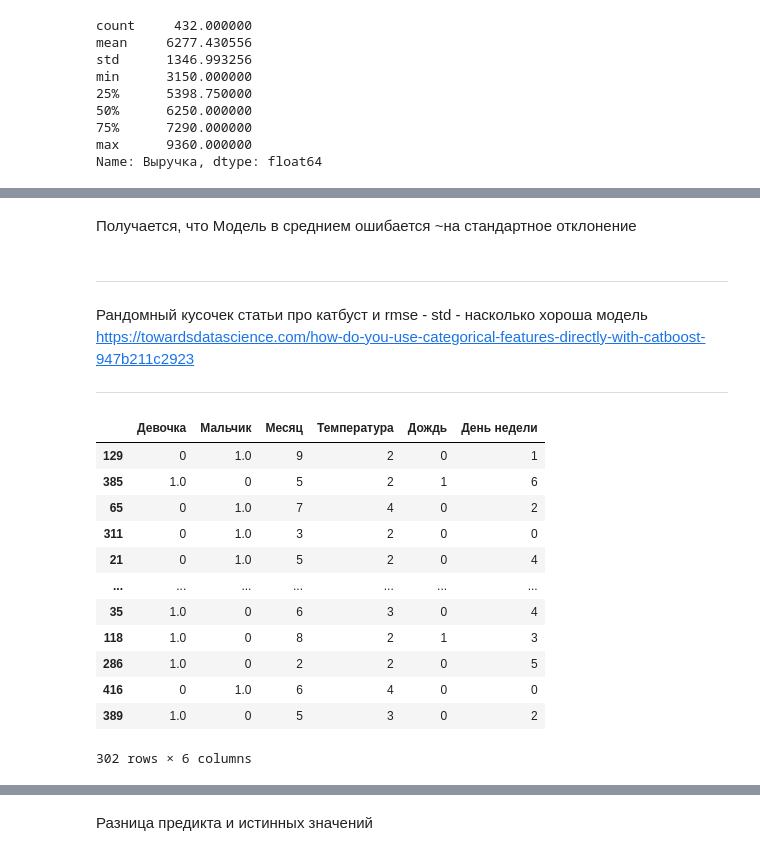
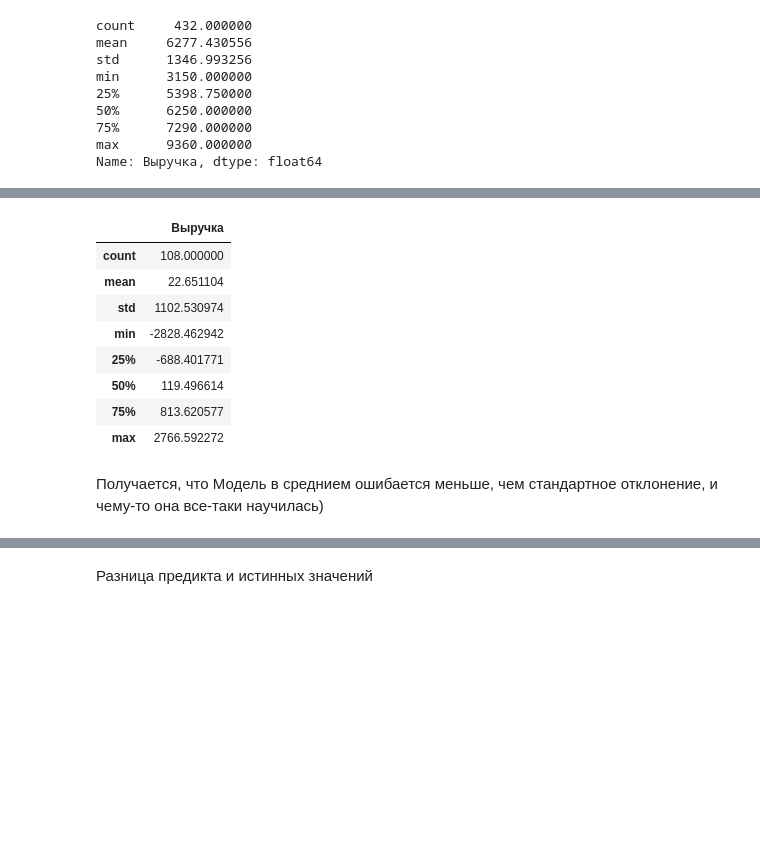
Before and after one commit to Strang1k/tgbot-daily_revenue_prediction, a Jupyter notebook: viruchka.ipynb, the cells around one changed output, grey strips where cells are left out. Drawn from its saved outputs; the diff is of its cells as text; code cells hidden in the pictures; blank space fills up the shorter version.

```diff
--- a/viruchka.ipynb
+++ b/viruchka.ipynb
@@ -182,2 +197,2 @@ Categories (4, int64): [1 < 2 < 3 < 4]
 # %%
-X_train, X_test, y_train, y_test = train_test_split(df, target, train_size=0.7, test_size=0.3, random_state=rs)
+X_train, X_test, y_train, y_test = train_test_split(df, target, train_size=0.75, test_size=0.25, random_state=rs)
@@ -200,6 +211,10 @@ pool = Pool(X_train, y_train, cat_features=cat_features, feature_names=list(X_tr
 #        'depth': [2, 4, 6, 10],
 #        'l2_leaf_reg': [1, 3, 5, 7, 9]} чем глубже, тем сильнее переобучение, тем хуже тест
 
-grid = {'learning_rate': [0.03, 0.05],
+grid = {'iterations': [500, 1000, 2500],
+        'learning_rate': [0.03, 0.05],
         'depth': [2, 3, 4],
-        'l2_leaf_reg': [1, 2, 3]}
+        'l2_leaf_reg': [1, 2, 3],
+        'random_state':[rs],
+        'metric_period':[250],
+        'logging_level':['Silent']}
@@ -205,0 +224,2 @@ grid = {'learning_rate': [0.03, 0.05],
+# %%
+params = gsresult['params']
@@ -205,0 +251,4 @@ grid = {'learning_rate': [0.03, 0.05],
+# %%
+params = {'learning_rate':0.05, 'depth':3, 'l2_leaf_reg':1, 'random_state':rs, 'metric_period':200, 'iterations':1000}
+cbm = CatBoost(params=params)
+cbm.fit(pool, plot=True)
@@ -262,7 +341,16 @@ Name: Выручка, dtype: float64
+# %%
+diff = cbm.predict(X_test) - y_test
+diff = pd.DataFrame(diff)
+diff.describe()
+# %% [output]
+|  | Выручка |
+| count | 108.000000 |
+| mean | 22.651104 |
+| std | 1102.530974 |
+| min | -2828.462942 |
+| 25% | -688.401771 |
+| 50% | 119.496614 |
+| 75% | 813.620577 |
+| max | 2766.592272 |
 # %% [markdown]
-Получается, что Модель в среднием ошибается ~на стандартное отклонение
+Получается, что Модель в среднием ошибается меньше, чем стандартное отклонение, и чему-то она все-таки научилась)
-# %% [markdown]
-_______________________________________________________________
-Рандомный кусочек статьи про катбуст и rmse - std - насколько хороша модель
-https://towardsdatascience.com/how-do-you-use-categorical-features-directly-with-catboost-947b211c2923
-_______________________________________________________________
@@ -273,16 +356,0 @@ lr = LinearRegression()
-# %%
-X_train
-# %% [output]
-|  | Девочка | Мальчик | Месяц | Температура | Дождь | День недели |
-| 129 | 0 | 1.0 | 9 | 2 | 0 | 1 |
-| 385 | 1.0 | 0 | 5 | 2 | 1 | 6 |
-| 65 | 0 | 1.0 | 7 | 4 | 0 | 2 |
-| 311 | 0 | 1.0 | 3 | 2 | 0 | 0 |
-| 21 | 0 | 1.0 | 5 | 2 | 0 | 4 |
-| ... | ... | ... | ... | ... | ... | ... |
-| 35 | 1.0 | 0 | 6 | 3 | 0 | 4 |
-| 118 | 1.0 | 0 | 8 | 2 | 1 | 3 |
-| 286 | 1.0 | 0 | 2 | 2 | 0 | 5 |
-| 416 | 0 | 1.0 | 6 | 4 | 0 | 0 |
-| 389 | 1.0 | 0 | 5 | 3 | 0 | 2 |
-302 rows × 6 columns
```
Also changed, not shown: parts of 136 cells of this notebook.
